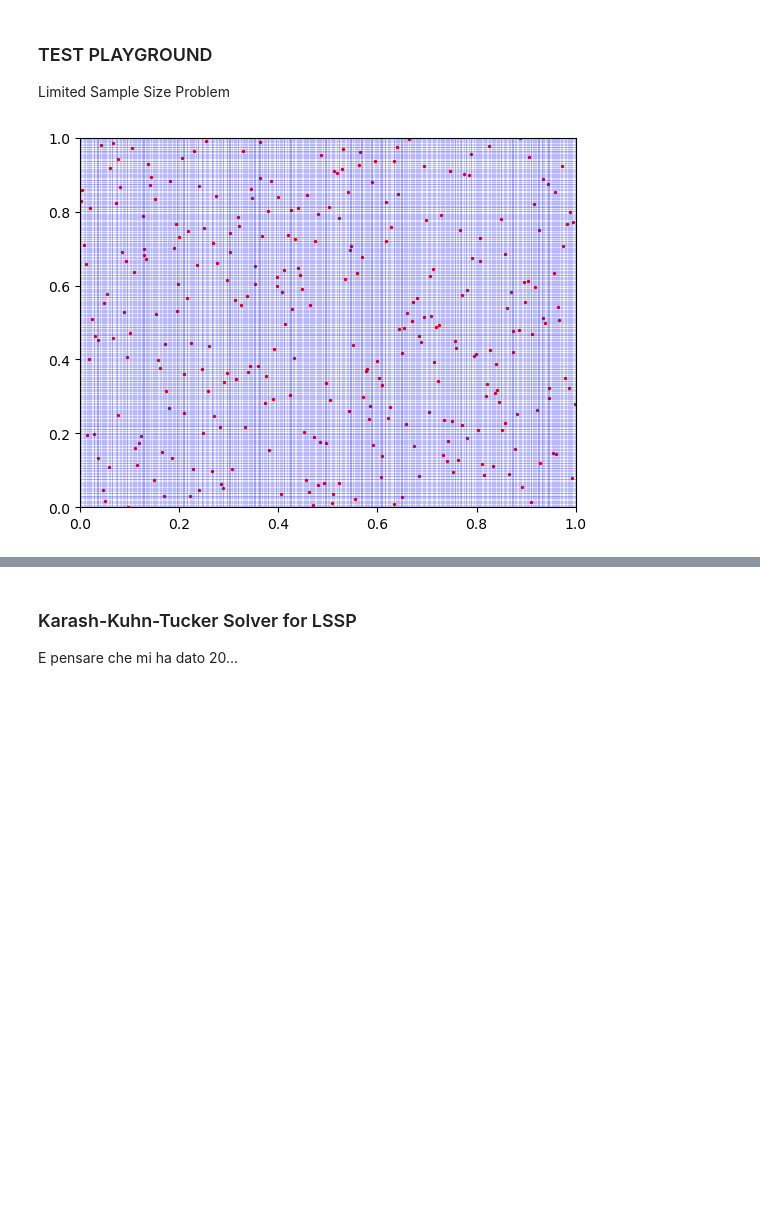
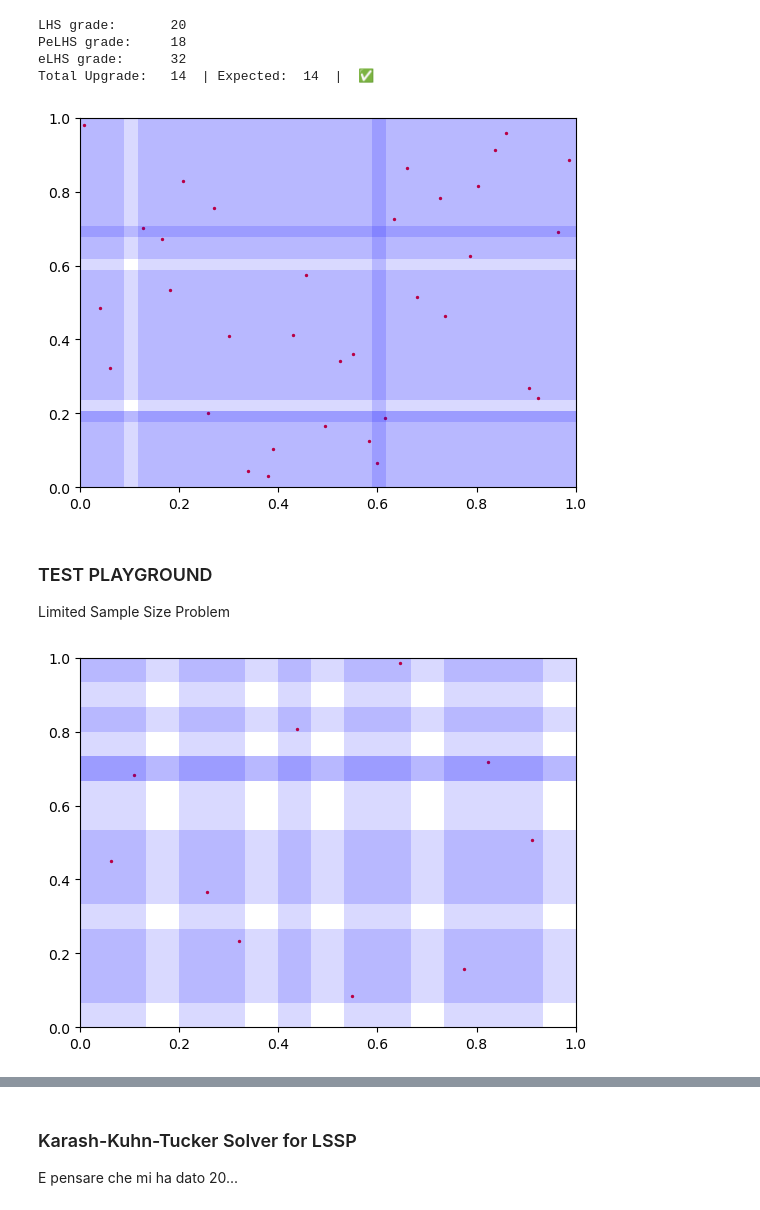
Before and after one commit to alecrespi/latinexpansion, a Jupyter notebook: eLHS.ipynb, the cells around one changed output, grey strips where cells are left out. Drawn from its saved outputs; the diff is of its cells as text; code cells hidden in the pictures; blank space fills up the shorter version.

```diff
--- a/eLHS.ipynb
+++ b/eLHS.ipynb
@@ -141,26 +16,0 @@ def scale_up(eLHS: np.ndarray, N: int, M: int):
-# %%
-def eLHS(lhs: np.ndarray, M:int):
-    N, P = lhs.shape
-    if(lhs_grader(lhs) == N):
-        raise ValueError("Parameter lhs must be a proper LHS sample")
-
-    # returning container
-    exp = {"F": None,
-           "M": M,
-           "Q": None,
-           "N": N,
-           "expansion": None,
-           "grade": eGrade }
-
-    mExpansion = sow(lhs, M)
-    eLHS = concat(lhs, mExpansion)
-    eGrade = lhs_grader(eLHS)
-
-    if(eGrade == N + M):
-        exp["F"], exp["Q"] = M
-        exp["expansion"] = mExpansion
-        exp["grade"] = eGrade
-    else:
-        pass
-
-    return exp
@@ -167,12 +23,27 @@ def eLHS(lhs: np.ndarray, M:int):
+# %%
+exp = eLHS(ss2, M1)
+elhs2 = concat(ss2, exp["expansion"])
+plotLHS(elhs2, False, True)
+
+print("LHS grade: \t", lhs_grader(ss2))
+print("PeLHS grade: \t", grpss2 := lhs_grader(pss2))
+print("eLHS grade: \t", grelhs2 := lhs_grader(elhs2))
+print("Total Upgrade: \t" , grelhs2 - grpss2, " | Expected: ", M1, " | ", ("✅" if grelhs2 - grpss2 == M1 else "❌"))
+# %% [output]
+LHS grade:       20
+PeLHS grade:     18
+eLHS grade:      32
+Total Upgrade:   14  | Expected:  14  |  ✅
+[figure, added]
 # %% [markdown]
 ### TEST PLAYGROUND
 
 Limited Sample Size Problem
 # %%
-N3, M3 = 300, 98
+N3, M3 = 10, 5
 ss3 = LHS.random(N3)
 pss3 = PartialeLHS(ss3, M3)
 plotLHS(pss3, False, True)
 hbar3 = sudoku_identity(pss3)
 # %% [output]
-[figure, old version]
+[figure, new version]
```
Also changed, not shown: parts of 13 cells of this notebook.
